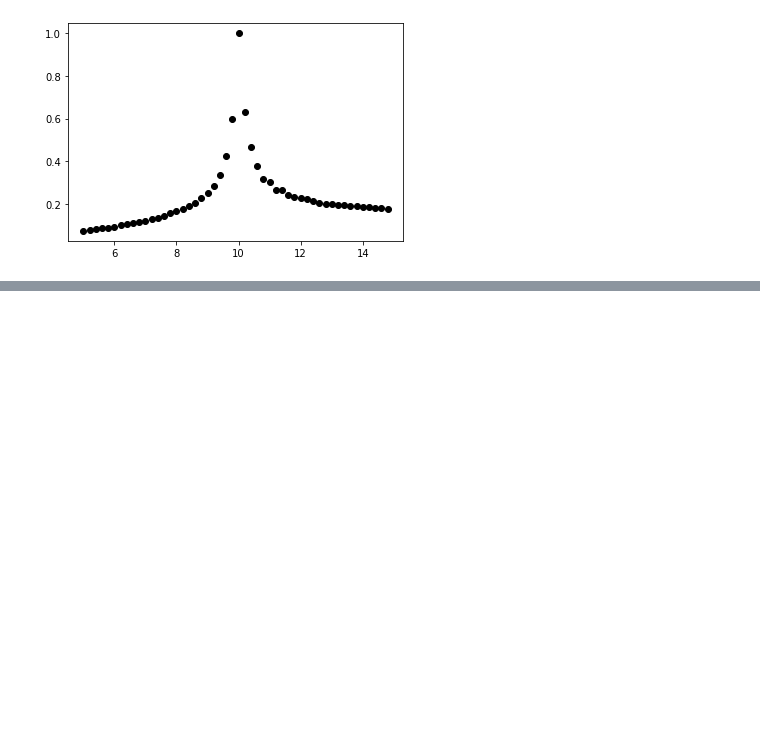
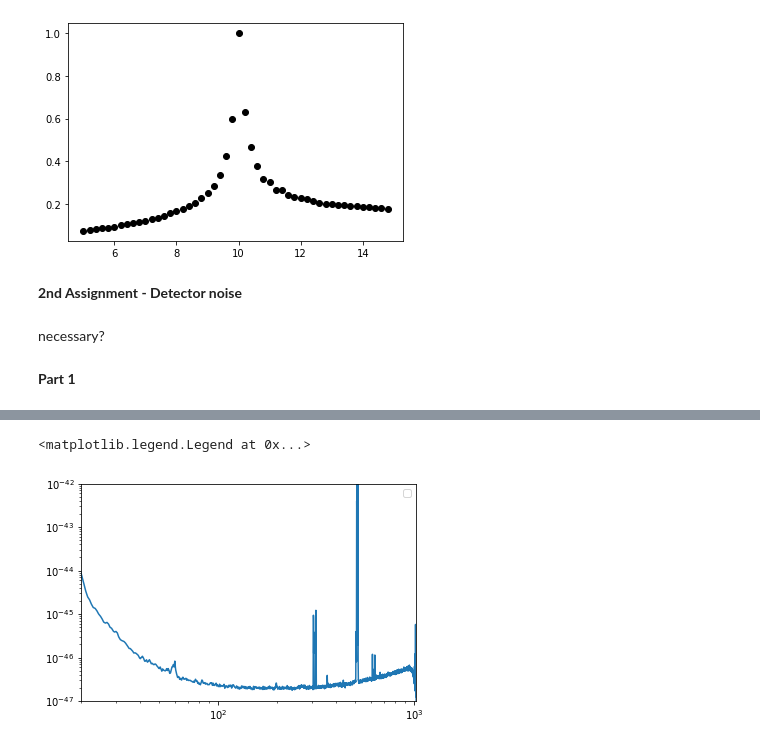
Before and after one commit to margheritawar/PRA3024, a Jupyter notebook: LoadDataFilesGWDA.ipynb, the cells around one changed output, grey strips where cells are left out. Drawn from its saved outputs; the diff is of its cells as text; code cells hidden in the pictures; blank space fills up the shorter version.

```diff
--- a/LoadDataFilesGWDA.ipynb
+++ b/LoadDataFilesGWDA.ipynb
@@ -295,3 +303,43 @@ print(ms)
 pylab.plot(masses,ms,'o',color='black');
 # %% [output]
 [figure]
+# %% [markdown]
+**2nd Assignment - Detector noise**
+# %%
+#Problem 2
+#first download the data from the assignament
+
+'''
+Loading the data and converting the data type into time series
+'''
+d = np.load('/content/drive/MyDrive/noise_ts_4096Hz.npy') #name of the data file noise_ts_4096Hz.npy
+dt = d[:, 0]
+d = types.TimeSeries(d[:, 1], delta_t = dt[1]- dt[0]) #this is to comvert data into GW timeSeries
+data = d
+# %% [markdown]
+necessary?
+# %%
+strain=resample_to_delta_t(highpass(data, 15.0), 1.0/2048).crop(4,4)#applying an high pass filter and downsampling
+stilde=strain.to_frequencyseries()
+# %% [markdown]
+**Part 1**
+# %%
+#determine noise power spectral density and test weather these is any gw sign (threshold=8)
+psds = {}
+
+
+
+delta_t = strain.delta_t #sampling time
+seg_len = int(2 / delta_t)
+seg_stride = int(seg_len / 2) #how much overlapping of the segments
+psds  = pycbc.psd.welch(strain,
+                      seg_len=seg_len,
+                      seg_stride=seg_stride)
+
+psds = interpolate(psds, stilde.delta_f)
+
+pylab.loglog(psds.sample_frequencies, psds, ) #psds power spectral density
+pylab.xlim(20, 1024)
+pylab.ylim(1e-47, 1e-42)
+pylab.legend()
+# %% [output]
@@ -297,0 +347,2 @@ pylab.plot(masses,ms,'o',color='black');
+<matplotlib.legend.Legend at 0x...>
+[figure, added]
```
Also changed, not shown: parts of 15 cells of this notebook.
